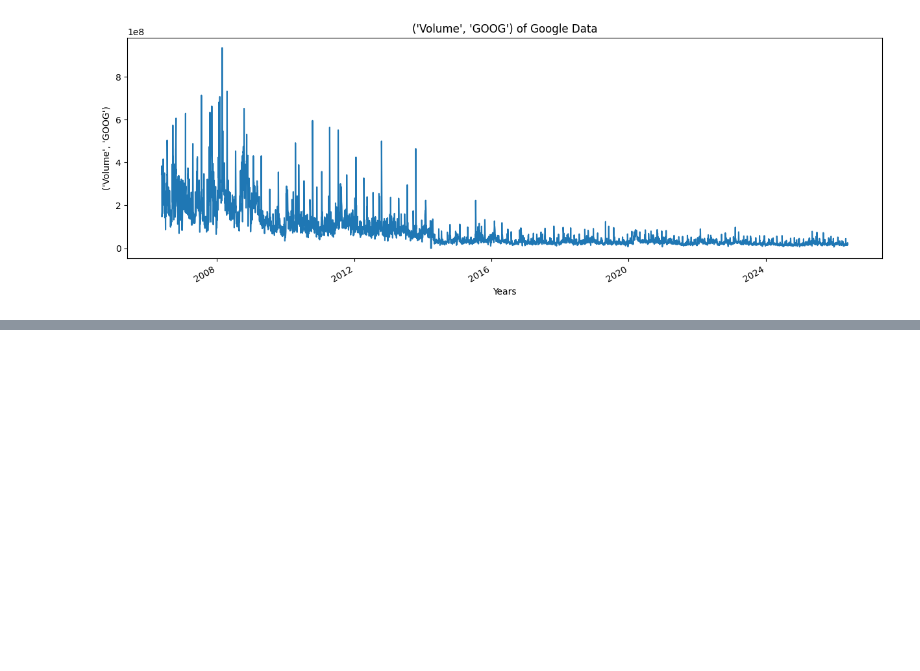
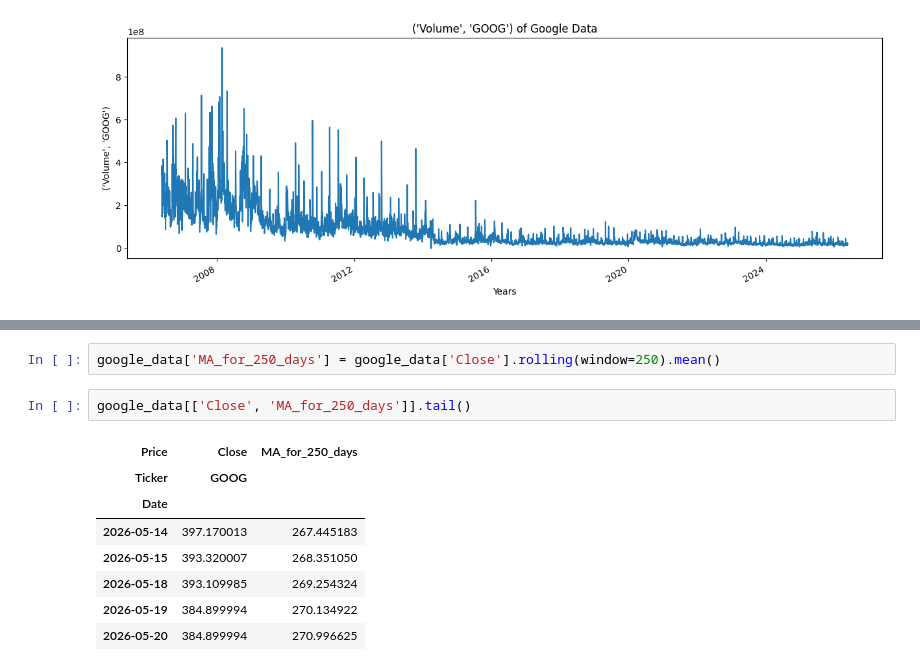
Before and after one commit to kanchana-Tejaswy/stock_market_predection, a Jupyter notebook: stock.ipynb, the cells around one changed output, grey strips where cells are left out. Drawn from its saved outputs; the diff is of its cells as text; blank space fills up the shorter version.

```diff
--- a/stock.ipynb
+++ b/stock.ipynb
@@ -144,0 +234,13 @@ for column in google_data.columns:
+# %%
+google_data['MA_for_250_days'] = google_data['Close'].rolling(window=250).mean()
+# %%
+google_data[['Close', 'MA_for_250_days']].tail()
+# %% [output]
+| Price | Close | MA_for_250_days |
+| Ticker | GOOG |  |
+| Date |  |  |
+| 2026-05-14 | 397.170013 | 267.445183 |
+| 2026-05-15 | 393.320007 | 268.351050 |
+| 2026-05-18 | 393.109985 | 269.254324 |
+| 2026-05-19 | 384.899994 | 270.134922 |
+| 2026-05-20 | 384.899994 | 270.996625 |
```
Also changed, not shown: parts of 7 cells of this notebook.
